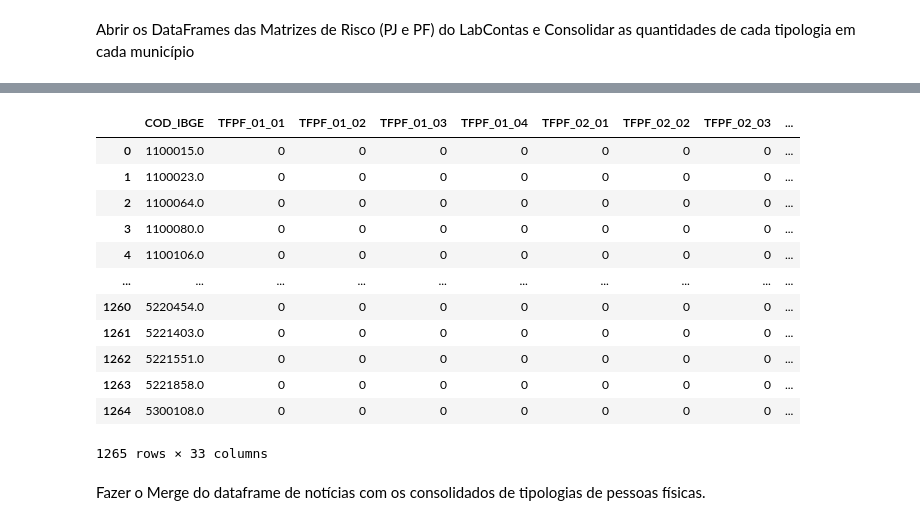
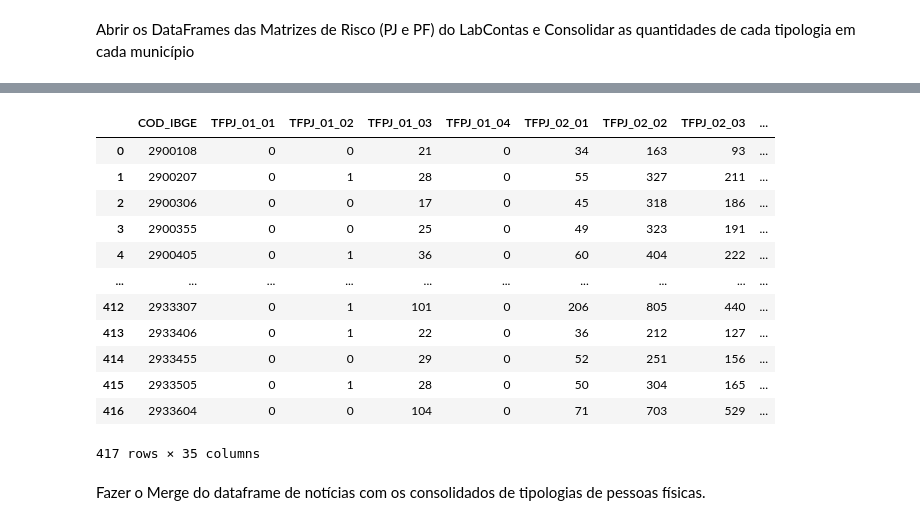
Before and after one commit to teosantana/statsmodels, a Jupyter notebook: Cluster_News_PJ.ipynb, the cells around one changed output, grey strips where cells are left out. Drawn from its saved outputs; the diff is of its cells as text; code cells hidden in the pictures.

```diff
--- a/Cluster_News_PJ.ipynb
+++ b/Cluster_News_PJ.ipynb
@@ -314,6 +321,9 @@ Abrir os DataFrames das Matrizes de Risco (PJ e PF) do LabContas e Consolidar as
 # prompt: crie o dataframe df_Matriz_PF e copiar os dados do arquivo excel matriz_PF.xlsx
 
 import pandas as pd
-df_Matriz_PF = pd.read_excel('matriz_PF.xlsx')
-df_Matriz_PF
+df_Matriz_PJ = pd.read_csv('Matriz_PJ.csv',
+                          sep=';',
+                          encoding='utf-8',
+                          header=0,)
+df_Matriz_PJ
 # %% [output]
@@ -333,36 +343,39 @@ df_Matriz_PF
 # %%
-# prompt: consolide as informações das colunas TFPF_01_01, TFPF_01_02, TFPF_01_03, TFPF_01_04, TFPF_02_01, TFPF_02_02, TFPF_02_03, TFPF_04_01, TFPF_05_01, TFPF_05_02, TFPF_05_03, TFPF_05_04, TFPF_05_05, TFPF_05_06, TFPF_05_07, TFPF_05_08, TFPF_05_09, TFPF_05_11, TFPF_06_01, TFPF_06_02, TFPF_06_03, TFPF_06_04, TFPF_07_01, TFPF_07_02, TFPF_07_03, TFPF_07_04, TFPF_07_05, TFPF_08_01, TFPF_08_02, TFPF_08_03, TFPF_08_04, TFPF_08_05  por COD_IBGE.
+# prompt: consolide os capos de prefixo TFPJ pelo COD_IBGE conforme exemplo a seguir: # prompt: consolide as informações das colunas TFPF_01_01, TFPF_01_02, TFPF_01_03, TFPF_01_04, TFPF_02_01, TFPF_02_02, TFPF_02_03, TFPF_04_01, TFPF_05_01, TFPF_05_02, TFPF_05_03, TFPF_05_04, TFPF_05_05, TFPF_05_06, TFPF_05_07, TFPF_05_08, TFPF_05_09, TFPF_05_11, TFPF_06_01, TFPF_06_02, TFPF_06_03, TFPF_06_04, TFPF_07_01, TFPF_07_02, TFPF_07_03, TFPF_07_04, TFPF_07_05, TFPF_08_01, TFPF_08_02, TFPF_08_03, TFPF_08_04, TFPF_08_05  por COD_IBGE.
+# # Lista das colunas a serem consolidadas
+# colunas_consolidar = [
+#     'TFPF_01_01', 'TFPF_01_02', 'TFPF_01_03', 'TFPF_01_04',
+#     'TFPF_02_01', 'TFPF_02_02', 'TFPF_02_03',
+#     'TFPF_04_01',
+#     'TFPF_05_01', 'TFPF_05_02', 'TFPF_05_03', 'TFPF_05_04', 'TFPF_05_05', 'TFPF_05_06', 'TFPF_05_07', 'TFPF_05_08', 'TFPF_05_09', 'TFPF_05_11',
+#     'TFPF_06_01', 'TFPF_06_02', 'TFPF_06_03', 'TFPF_06_04',
+#     'TFPF_07_01', 'TFPF_07_02', 'TFPF_07_03', 'TFPF_07_04', 'TFPF_07_05',
+#     'TFPF_08_01', 'TFPF_08_02', 'TFPF_08_03', 'TFPF_08_04', 'TFPF_08_05'
+# ]
+# # Agrupar por COD_IBGE e somar as colunas especificadas
+# df_consolidado_pf = df_Matriz_PF.groupby('COD_IBGE')[colunas_consolidar].sum().reset_index()
+# df_consolidado_pf
 
 # Lista das colunas a serem consolidadas
-colunas_consolidar = [
-    'TFPF_01_01', 'TFPF_01_02', 'TFPF_01_03', 'TFPF_01_04',
-    'TFPF_02_01', 'TFPF_02_02', 'TFPF_02_03',
-    'TFPF_04_01',
-    'TFPF_05_01', 'TFPF_05_02', 'TFPF_05_03', 'TFPF_05_04', 'TFPF_05_05', 'TFPF_05_06', 'TFPF_05_07', 'TFPF_05_08', 'TFPF_05_09', 'TFPF_05_11',
-    'TFPF_06_01', 'TFPF_06_02', 'TFPF_06_03', 'TFPF_06_04',
-    'TFPF_07_01', 'TFPF_07_02', 'TFPF_07_03', 'TFPF_07_04', 'TFPF_07_05',
-    'TFPF_08_01', 'TFPF_08_02', 'TFPF_08_03', 'TFPF_08_04', 'TFPF_08_05'
-]
+colunas_consolidar_pj = [col for col in df_Matriz_PJ.columns if col.startswith('TFPJ_')]
 
 # Agrupar por COD_IBGE e somar as colunas especificadas
-df_consolidado_pf = df_Matriz_PF.groupby('COD_IBGE')[colunas_consolidar].sum().reset_index()
-
-
-df_consolidado_pf
+df_consolidado_pj = df_Matriz_PJ.groupby('COD_IBGE')[colunas_consolidar_pj].sum().reset_index()
+df_consolidado_pj
 # %% [output]
-|  | COD_IBGE | TFPF_01_01 | TFPF_01_02 | TFPF_01_03 | TFPF_01_04 | TFPF_02_01 | TFPF_02_02 | TFPF_02_03 | ... |
-| 0 | 1100015.0 | 0 | 0 | 0 | 0 | 0 | 0 | 0 | ... |
-| 1 | 1100023.0 | 0 | 0 | 0 | 0 | 0 | 0 | 0 | ... |
-| 2 | 1100064.0 | 0 | 0 | 0 | 0 | 0 | 0 | 0 | ... |
-| 3 | 1100080.0 | 0 | 0 | 0 | 0 | 0 | 0 | 0 | ... |
-| 4 | 1100106.0 | 0 | 0 | 0 | 0 | 0 | 0 | 0 | ... |
+|  | COD_IBGE | TFPJ_01_01 | TFPJ_01_02 | TFPJ_01_03 | TFPJ_01_04 | TFPJ_02_01 | TFPJ_02_02 | TFPJ_02_03 | ... |
+| 0 | 2900108 | 0 | 0 | 21 | 0 | 34 | 163 | 93 | ... |
+| 1 | 2900207 | 0 | 1 | 28 | 0 | 55 | 327 | 211 | ... |
+| 2 | 2900306 | 0 | 0 | 17 | 0 | 45 | 318 | 186 | ... |
+| 3 | 2900355 | 0 | 0 | 25 | 0 | 49 | 323 | 191 | ... |
+| 4 | 2900405 | 0 | 1 | 36 | 0 | 60 | 404 | 222 | ... |
 | ... | ... | ... | ... | ... | ... | ... | ... | ... | ... |
-| 1260 | 5220454.0 | 0 | 0 | 0 | 0 | 0 | 0 | 0 | ... |
-| 1261 | 5221403.0 | 0 | 0 | 0 | 0 | 0 | 0 | 0 | ... |
-| 1262 | 5221551.0 | 0 | 0 | 0 | 0 | 0 | 0 | 0 | ... |
-| 1263 | 5221858.0 | 0 | 0 | 0 | 0 | 0 | 0 | 0 | ... |
-| 1264 | 5300108.0 | 0 | 0 | 0 | 0 | 0 | 0 | 0 | ... |
+| 412 | 2933307 | 0 | 1 | 101 | 0 | 206 | 805 | 440 | ... |
+| 413 | 2933406 | 0 | 1 | 22 | 0 | 36 | 212 | 127 | ... |
+| 414 | 2933455 | 0 | 0 | 29 | 0 | 52 | 251 | 156 | ... |
+| 415 | 2933505 | 0 | 1 | 28 | 0 | 50 | 304 | 165 | ... |
+| 416 | 2933604 | 0 | 0 | 104 | 0 | 71 | 703 | 529 | ... |
-1265 rows × 33 columns
+417 rows × 35 columns
 # %% [markdown]
 Fazer o Merge do dataframe de notícias com os consolidados de tipologias de pessoas físicas.
 # %%
```
Also changed, not shown: parts of 11 cells of this notebook.
